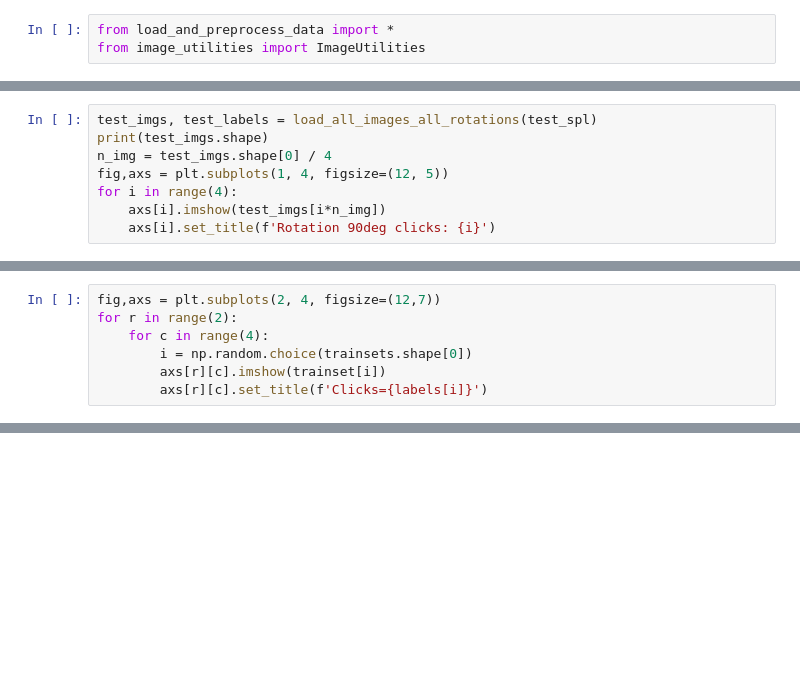
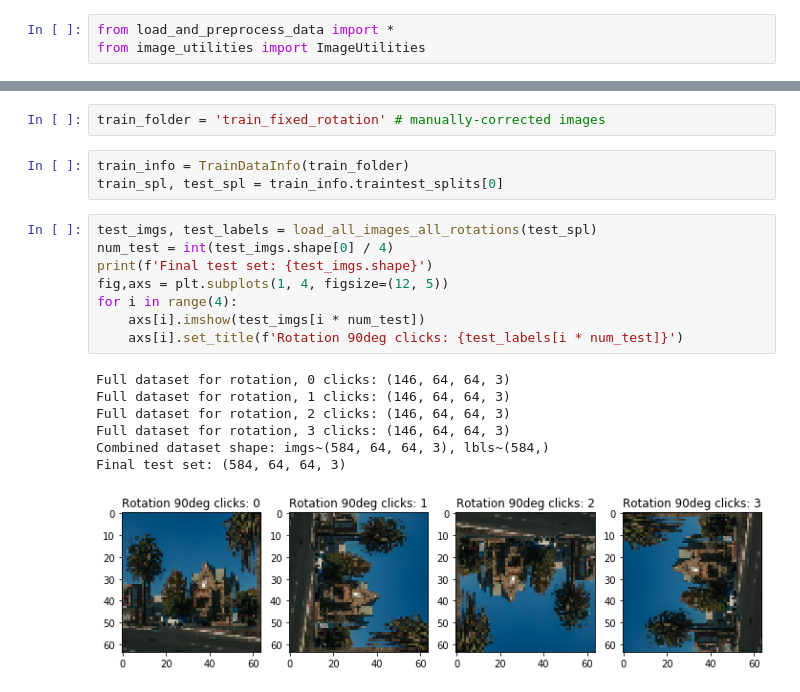
Before and after one commit to etotheipi/church_temple_classify, a Jupyter notebook: rotation_correction.ipynb, the cells around one changed output, grey strips where cells are left out. Cells and saved outputs as stored; diff of their text form; blank space fills up the shorter version.

```diff
--- a/rotation_correction.ipynb
+++ b/rotation_correction.ipynb
@@ -120,8 +50,0 @@ def load_all_images_all_rotations(file_map):
-# %%
-test_imgs, test_labels = load_all_images_all_rotations(test_spl)
-print(test_imgs.shape)
-n_img = test_imgs.shape[0] / 4
-fig,axs = plt.subplots(1, 4, figsize=(12, 5))
-for i in range(4):
-    axs[i].imshow(test_imgs[i*n_img])
-    axs[i].set_title(f'Rotation 90deg clicks: {i}')
@@ -148,7 +50,0 @@ Training set: (2196, 64, 64, 3), labels: (2196,)
-# %%
-fig,axs = plt.subplots(2, 4, figsize=(12,7))
-for r in range(2):
-    for c in range(4):
-        i = np.random.choice(trainsets.shape[0])
-        axs[r][c].imshow(trainset[i])
-        axs[r][c].set_title(f'Clicks={labels[i]}')
@@ -217,0 +133,21 @@ hist = test_model.fit_generator(input_generator_train_rotation(train_info, file_
+# %%
+train_folder = 'train_fixed_rotation' # manually-corrected images
+# %%
+train_info = TrainDataInfo(train_folder)
+train_spl, test_spl = train_info.traintest_splits[0]
+# %%
+test_imgs, test_labels = load_all_images_all_rotations(test_spl)
+num_test = int(test_imgs.shape[0] / 4)
+print(f'Final test set: {test_imgs.shape}')
+fig,axs = plt.subplots(1, 4, figsize=(12, 5))
+for i in range(4):
+    axs[i].imshow(test_imgs[i * num_test])
+    axs[i].set_title(f'Rotation 90deg clicks: {test_labels[i * num_test]}')
+# %% [output]
+Full dataset for rotation, 0 clicks: (146, 64, 64, 3)
+Full dataset for rotation, 1 clicks: (146, 64, 64, 3)
+Full dataset for rotation, 2 clicks: (146, 64, 64, 3)
+Full dataset for rotation, 3 clicks: (146, 64, 64, 3)
+Combined dataset shape: imgs~(584, 64, 64, 3), lbls~(584,)
+Final test set: (584, 64, 64, 3)
+[figure, added]
```
Also changed, not shown: parts of 45 cells of this notebook, 7 other files.
